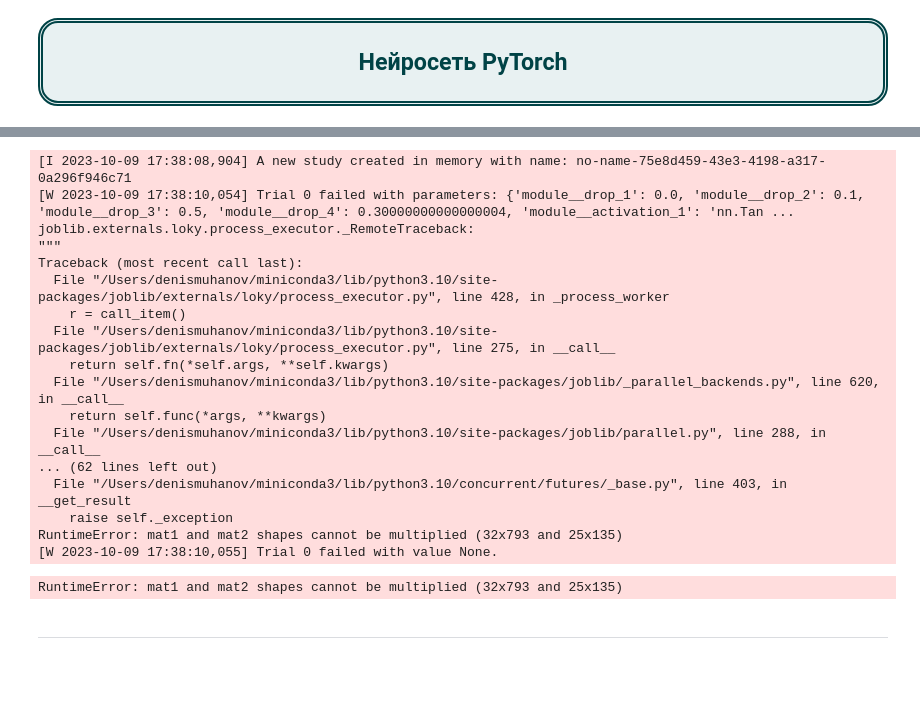
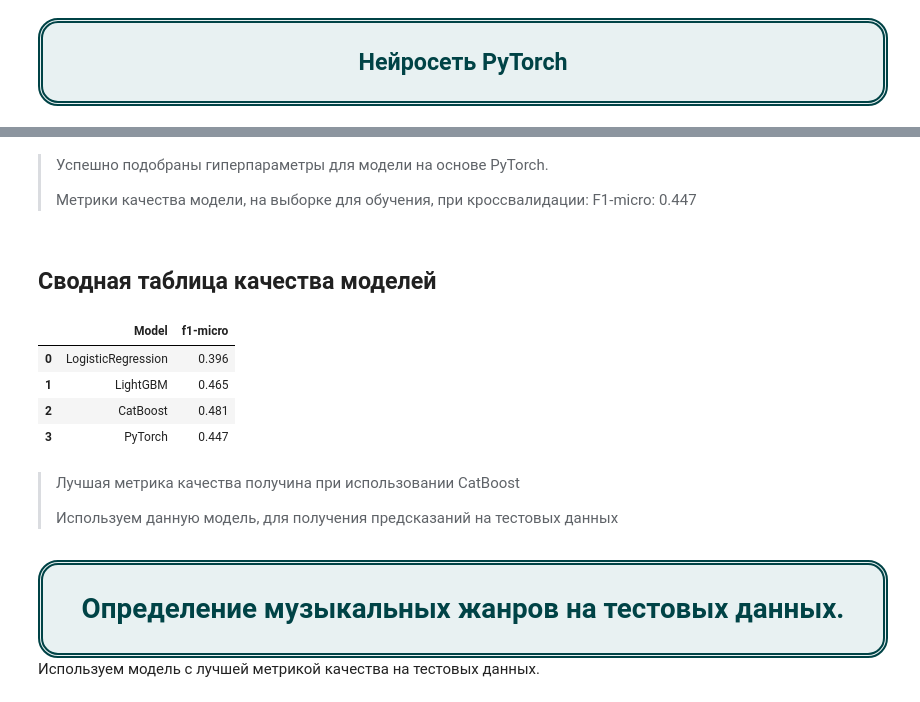
Before and after one commit to Denis-Mukhanov/music-genre-prediction, a Jupyter notebook: music_genre_prediction.ipynb, the cells around one changed output, grey strips where cells are left out. Cells and saved outputs as stored; diff of their text form; code cells hidden in the pictures; blank space fills up the shorter version.

```diff
--- a/music_genre_prediction.ipynb
+++ b/music_genre_prediction.ipynb
@@ -1771,25 +1502,0 @@ def objective(trial):
-# %%
-# Подбор гиперпараметров
-study_classifier = optuna.create_study(direction='maximize')
-study_classifier.optimize(objective, n_trials=10)
-# %% [output]
-[I 2023-10-09 17:38:08,904] A new study created in memory with name: no-name-75e8d459-43e3-4198-a317-0a296f946c71
-[W 2023-10-09 17:38:10,054] Trial 0 failed with parameters: {'module__drop_1': 0.0, 'module__drop_2': 0.1, 'module__drop_3': 0.5, 'module__drop_4': 0.30000000000000004, 'module__activation_1': 'nn.Tan ...
-joblib.externals.loky.process_executor._RemoteTraceback:
-"""
-Traceback (most recent call last):
-  File "/Users/denismuhanov/miniconda3/lib/python3.10/site-packages/joblib/externals/loky/process_executor.py", line 428, in _process_worker
-    r = call_item()
-  File "/Users/denismuhanov/miniconda3/lib/python3.10/site-packages/joblib/externals/loky/process_executor.py", line 275, in __call__
-    return self.fn(*self.args, **self.kwargs)
-  File "/Users/denismuhanov/miniconda3/lib/python3.10/site-packages/joblib/_parallel_backends.py", line 620, in __call__
-    return self.func(*args, **kwargs)
-  File "/Users/denismuhanov/miniconda3/lib/python3.10/site-packages/joblib/parallel.py", line 288, in __call__
-... (62 lines left out)
-  File "/Users/denismuhanov/miniconda3/lib/python3.10/concurrent/futures/_base.py", line 403, in __get_result
-    raise self._exception
-RuntimeError: mat1 and mat2 shapes cannot be multiplied (32x793 and 25x135)
-[W 2023-10-09 17:38:10,055] Trial 0 failed with value None.
-RuntimeError: mat1 and mat2 shapes cannot be multiplied (32x793 and 25x135)
-# %% [markdown]
-_______
@@ -1808,0 +1503,42 @@ test_col = ['loudness', 'acousticness', 'danceability', 'instrumentalness']
+# %% [markdown]
+>Успешно подобраны гиперпараметры для модели на основе PyTorch.
+>
+>Метрики качества модели, на выборке для обучения, при кроссвалидации:
+>F1-micro: 0.447
+# %% [markdown]
+## Сводная таблица качества моделей
+# %%
+data = {
+    'Model': ['LogisticRegression', 'LightGBM', 'CatBoost', 'PyTorch'],
+    'f1-micro': [0.396, 0.465, 0.481, 0.447]
+
+}
+display(pd.DataFrame(data))
+# %% [output]
+|  | Model | f1-micro |
+| 0 | LogisticRegression | 0.396 |
+| 1 | LightGBM | 0.465 |
+| 2 | CatBoost | 0.481 |
+| 3 | PyTorch | 0.447 |
+# %% [markdown]
+>Лучшая метрика качества получина при использовании CatBoost
+>
+>Используем данную модель, для получения предсказаний на тестовых данных
+# %% [markdown]
+<div style="padding:0px 20px 10px;
+            color:#004346;
+            font-size:15px;
+            display:fill;
+            text-align:center;
+            border-radius:20px;
+            border: 5px double;
+            border-color:#201E20;
+            background-color: #E8F1F2;
+            overflow:hidden;
+            font-weight:400">
+
+# Определение музыкальных жанров на тестовых данных.
+
+</div>
+
+Используем модель с лучшей метрикой качества на тестовых данных.
```
Also changed, not shown: parts of 109 cells of this notebook, 4 other files.
